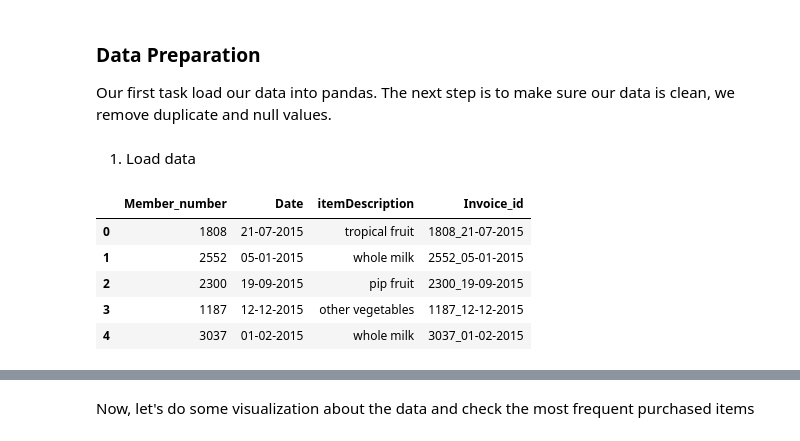
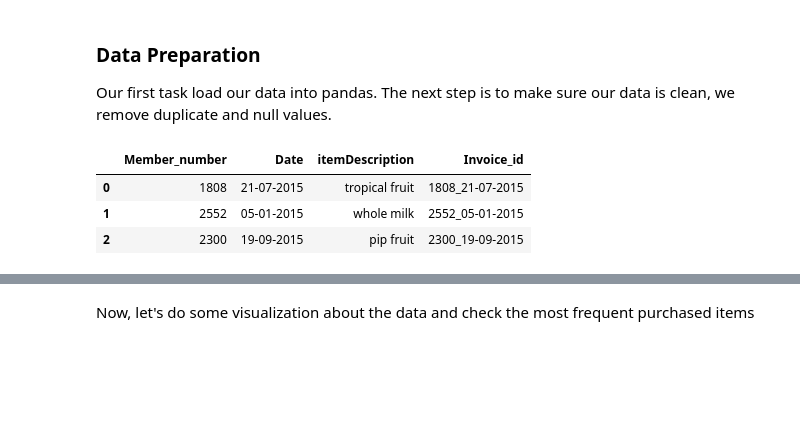
Before and after one commit to safarzadeh-reza/Spatial_Data_Mining_Winter2025, a Jupyter notebook: source/notebooks/L3/association_rules.ipynb, the cells around one changed output, grey strips where cells are left out. Drawn from its saved outputs; the diff is of its cells as text; code cells hidden in the pictures; blank space fills up the shorter version.

```diff
--- a/source/notebooks/L3/association_rules.ipynb
+++ b/source/notebooks/L3/association_rules.ipynb
@@ -297,17 +203,13 @@ import calendar
 ### Data Preparation
 
 Our first task  load our data into pandas. The next step is to make sure our data is clean, we remove duplicate and null values.
-# %% [markdown]
-1. Load data
 # %%
 #Load the file into pandas
-data = pd.read_csv("Retail_Transactions_Dataset.csv")
+data = pd.read_csv("Groceries_dataset.csv")
 #Check the first 5 rows of the dataframe
-data.head()
+data.head(3)
 # %% [output]
 |  | Member_number | Date | itemDescription | Invoice_id |
 | 0 | 1808 | 21-07-2015 | tropical fruit | 1808_21-07-2015 |
 | 1 | 2552 | 05-01-2015 | whole milk | 2552_05-01-2015 |
 | 2 | 2300 | 19-09-2015 | pip fruit | 2300_19-09-2015 |
-| 3 | 1187 | 12-12-2015 | other vegetables | 1187_12-12-2015 |
-| 4 | 3037 | 01-02-2015 | whole milk | 3037_01-02-2015 |
```
Also changed, not shown: parts of 43 cells of this notebook, 1 other file.
